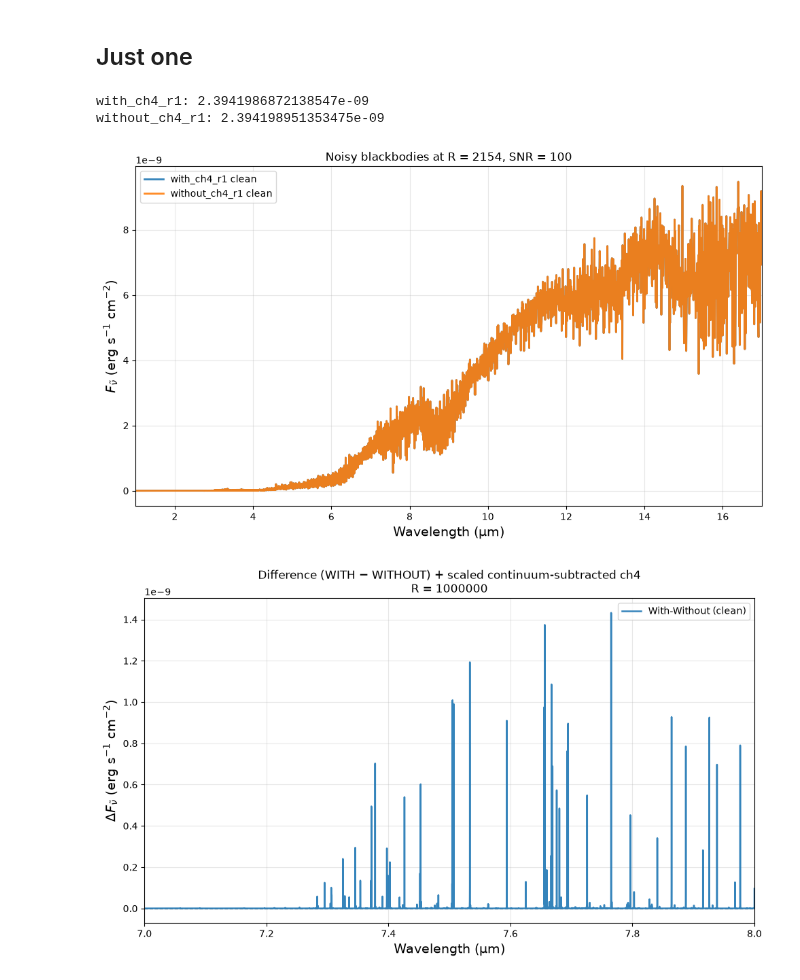
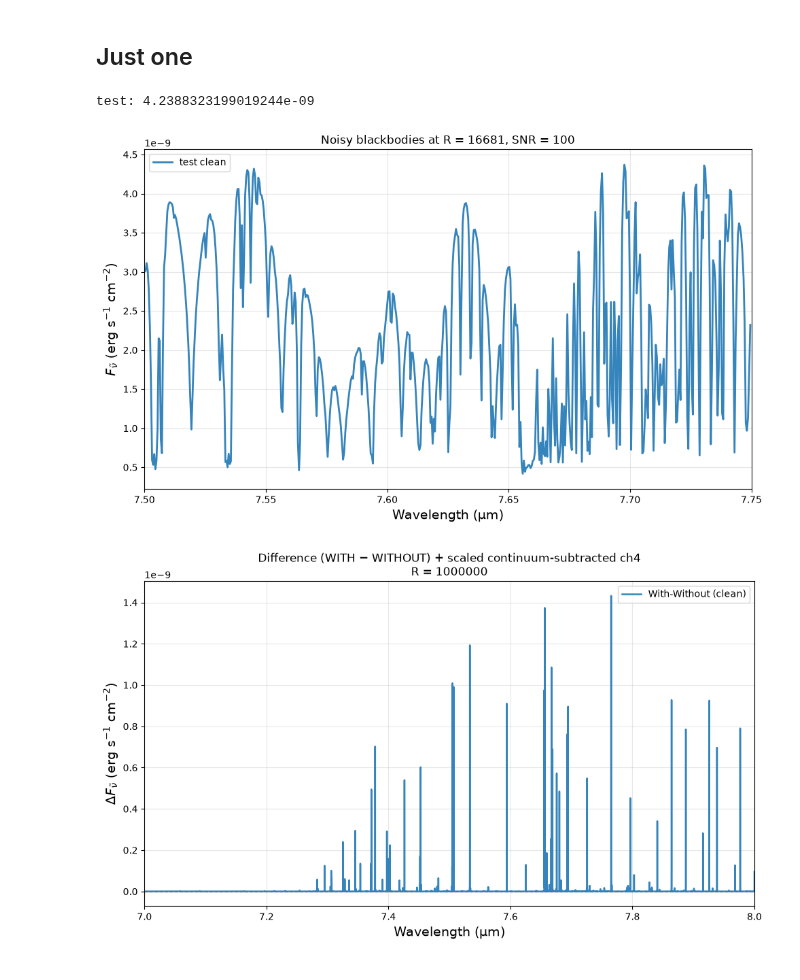
Before and after one commit to zanecollins/sgl_science_case, a Jupyter notebook: sgl_science_case/notebooks/hitran_xsc.ipynb, the cells around one changed output. Drawn from its saved outputs; the diff is of its cells as text; code cells hidden in the pictures.

```diff
--- a/sgl_science_case/notebooks/hitran_xsc.ipynb
+++ b/sgl_science_case/notebooks/hitran_xsc.ipynb
@@ -545,33 +564,7 @@ def load_pkl(name):
         return pickle.load(f)
 
 res_dict = {
-    # 'Isoprene': load_pkl('Isoprene'),
-#     "ALL_WITH_Isoprene": load_pkl("hydrocarbons_no_bg_earthlike_with_isoprene"),
-#     "ALL_WITHOUT_Isoprene": load_pkl("hydrocarbons_no_bg_earthlike_without_isoprene"),
-
-#     # "ALL_WITH_N2O": load_pkl("ALL_WITH_N2O"),
-#     # "ALL_WITHOUT_N2O": load_pkl("ALL_WITHOUT_N2O"),
-
-    # "ALL_WITH_CH4": load_pkl("hydrocarbons_no_bg_vmr_normalized_with_ch4"),
-#     # "ALL_WITHOUT_CH4": load_pkl("hydrocarbons_no_bg_vmr_normalized_without_ch4"),
-    # "ALL_WITH_CH4": load_pkl("hydrocarbons_nobg_vmr_normalized_v2_with_ch4"),
-    # "ALL_WITHOUT_CH4": load_pkl("hydrocarbons_nobg_vmr_normalized_v2_without_ch4"),
-#     # "CH4": load_pkl("CH4")
-
-#     "ALL_WITH_DMS": load_pkl("ALL_WITH_DMS"),
-#     "ALL_WITHOUT_DMS": load_pkl("ALL_WITHOUT_DMS"),
-#     "DMS": load_pkl("DMS"),
-
-#     "Blackbody_red_05": load_pkl("Blackbody_red_noise_0.5"),
-#     "Blackbody_nored":load_pkl("Blackbody_nored")
-
-    'with_ch4_r1': load_pkl("hydrocarbons_with_CH4_R_1"),
-    'without_ch4_r1': load_pkl("hydrocarbons_without_CH4_R_1"),
-    'with_ch4_r0.5': load_pkl("hydrocarbons_with_CH4_R_0.5"),
-    'without_ch4_r0.5': load_pkl("hydrocarbons_without_CH4_R_0.5"),
-    # 'with_ch4_r0.05': load_pkl("hydrocarbons_with_CH4_r0.05"),
-    # 'without_ch4_r0.05': load_pkl("hydrocarbons_without_CH4_r0.05"),
-    'with_ch4_r0.0': load_pkl("hydrocarbons_with_CH4_R_0")
+    "test": load_pkl("earth_like_bg_debug_test")
 
 
 }
@@ -586,18 +579,18 @@ res_dict['without_ch4_r0'] = load_pkl("hydrocarbons_without_CH4_R_0")
 # %%
 plt.figure(figsize=(10, 6))
 
-plt_min, plt_max = 1,17
-R = 2154
+plt_min, plt_max = 7.5,7.75
+R = 16681
 snr = 100
 R_key = int(R)
 
-names = ["with_ch4_r1", "without_ch4_r1"]
+names = ["test"]
 colors = ["C0", "C1"]
 
 for name, color in zip(names, colors):
     d = res_dict[name][R_key]
     x = np.asarray(d["wavelength_grid"], dtype=np.float64)
-    y = np.asarray(d[f"flux_clean"], dtype=np.float64)
+    y = np.asarray(d[f"flux_snr{snr}"], dtype=np.float64)
     # err = np.asarray(d[f"error_clean"], dtype=np.float64)
 
     print(f"{name}: {np.std(y)}")
@@ -607,36 +600,35 @@ for name, color in zip(names, colors):
 
     # plt.errorbar(
     #     x, y, yerr=err,
     #     label=f"{name} noisy (R={int(R)}, SNR={snr})",
     #     marker="o", ls="none", markersize=4, capsize=3,
     #     alpha=0.7, color=color, zorder=1,
     # )
 
     y_c = np.asarray(d["flux_clean"], dtype=np.float64)
     m_c = np.isfinite(x)
     x_c = np.asarray(d["wavelength_grid"], dtype=np.float64)
     y_c = np.asarray(d["flux_clean"], dtype=np.float64)
     m_c = np.isfinite(x_c) & np.isfinite(y_c) & (y_c > 0) & (x_c >= plt_min) & (x_c <= plt_max)
     plt.plot(x_c[m_c], y_c[m_c], lw=2, color=color, alpha=0.9, zorder=2,
              label=f"{name} clean")
 
 # plt.yscale("log")
 plt.xlim(plt_min, plt_max)
 # plt.ylim(1.95e-11,2.0e-11)
 plt.xlabel("Wavelength (µm)", fontsize=14)
 plt.ylabel(
     r"$F_{\tilde{\nu}}$ (erg s$^{-1}$ cm$^{-2}$)",
     fontsize=14,
 )
 plt.title(f"Noisy blackbodies at R = {int(R)}, SNR = {snr}")
 plt.legend()
 plt.grid(True, which="both", alpha=0.3)
 plt.tight_layout()
 plt.show()
 # %% [output]
-with_ch4_r1: 2.3941986872138547e-09
-without_ch4_r1: 2.394198951353475e-09
+test: 4.2388323199019244e-09
-[figure, old version]
+[figure, new version]
 # %%
 plt.figure(figsize=(10, 6))
 plt_min, plt_max = 7, 8
```
Also changed, not shown: parts of 1 cell of this notebook, 12 other files.
